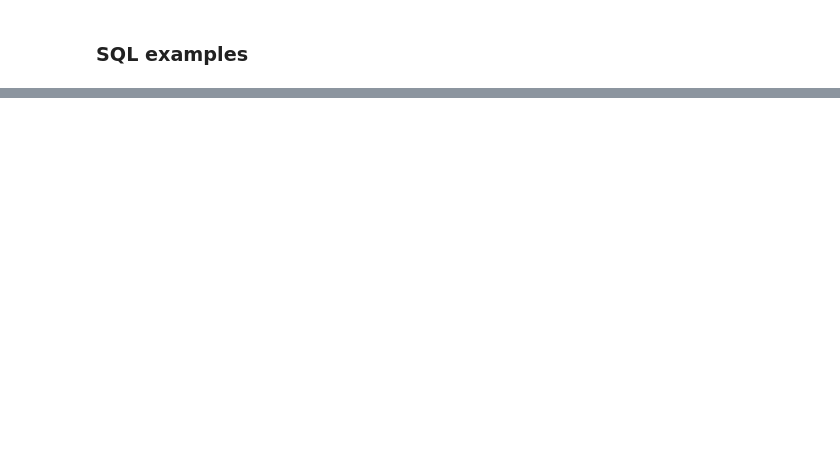
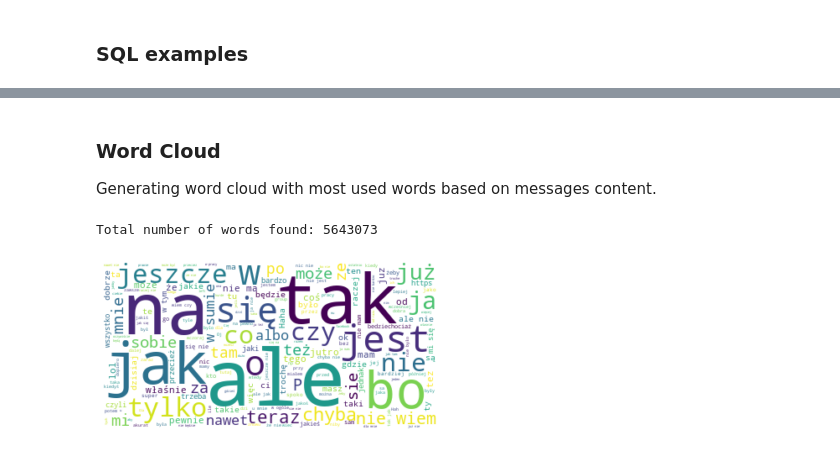
Before and after one commit to PrzemyslawKepka/facebook-archive-analysis, a Jupyter notebook: fb_data_archive_analysis.ipynb, the cells around one changed output, grey strips where cells are left out. Saved outputs shown, nothing was run; the diff lists cells and outputs as text; code cells hidden in the pictures; blank space fills up the shorter version.

```diff
--- a/fb_data_archive_analysis.ipynb
+++ b/fb_data_archive_analysis.ipynb
@@ -156,0 +270,3 @@ conn.close()
+# %% [markdown]
+### Word Cloud
+Generating word cloud with most used words based on messages content.
@@ -156,0 +276,19 @@ conn.close()
+# %%
+text = " ".join(review for review in df['Message'])
+print(f"Total number of words found: {len(text)}")
+# %% [output]
+Total number of words found: 5643073
+# %%
+#It's recommended to define stopwords in order to exclude certain, unwanted words from appearing on the picture,
+#otherwise result won't be very meaningful
+stopwords = set(STOPWORDS)
+stopwords.update(["words", "to","exclude"])
+
+# Generate a word cloud image
+wordcloud = WordCloud(stopwords=stopwords, background_color="white").generate(text)
+#plt.figure(figsize=(15,8))
+plt.imshow(wordcloud, interpolation='bilinear')
+plt.axis("off")
+plt.show()
+# %% [output]
+[figure, added]
```
Also changed, not shown: parts of 11 cells of this notebook.
